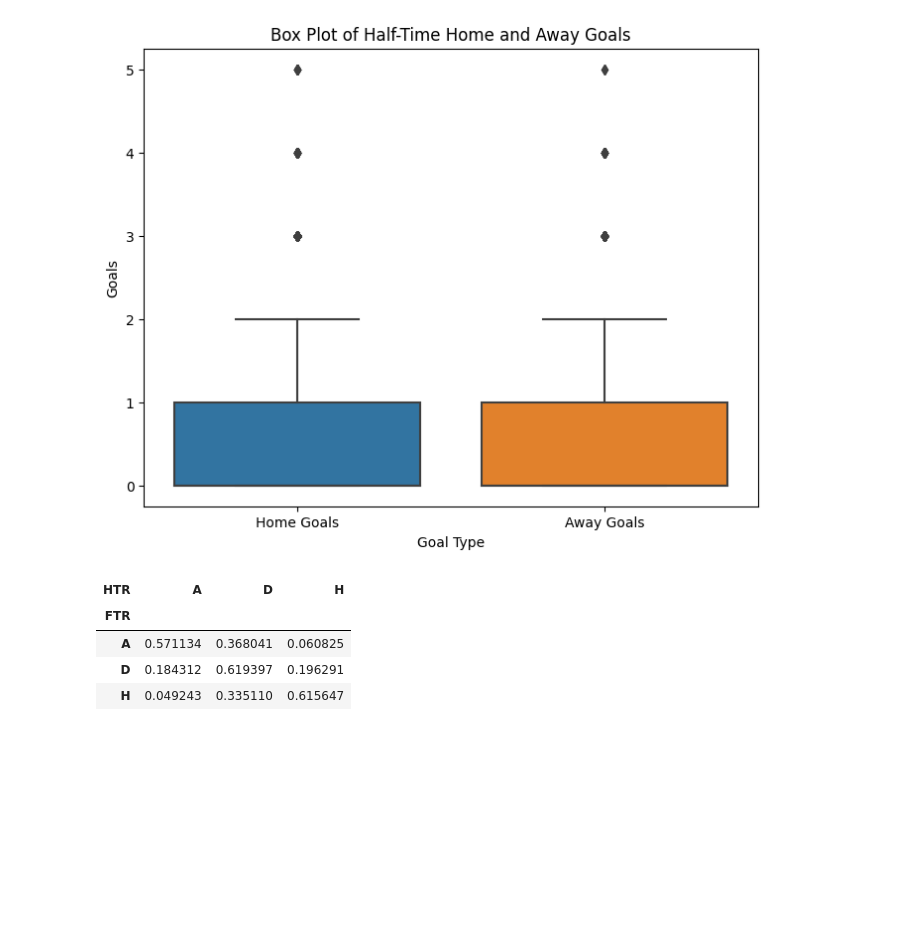
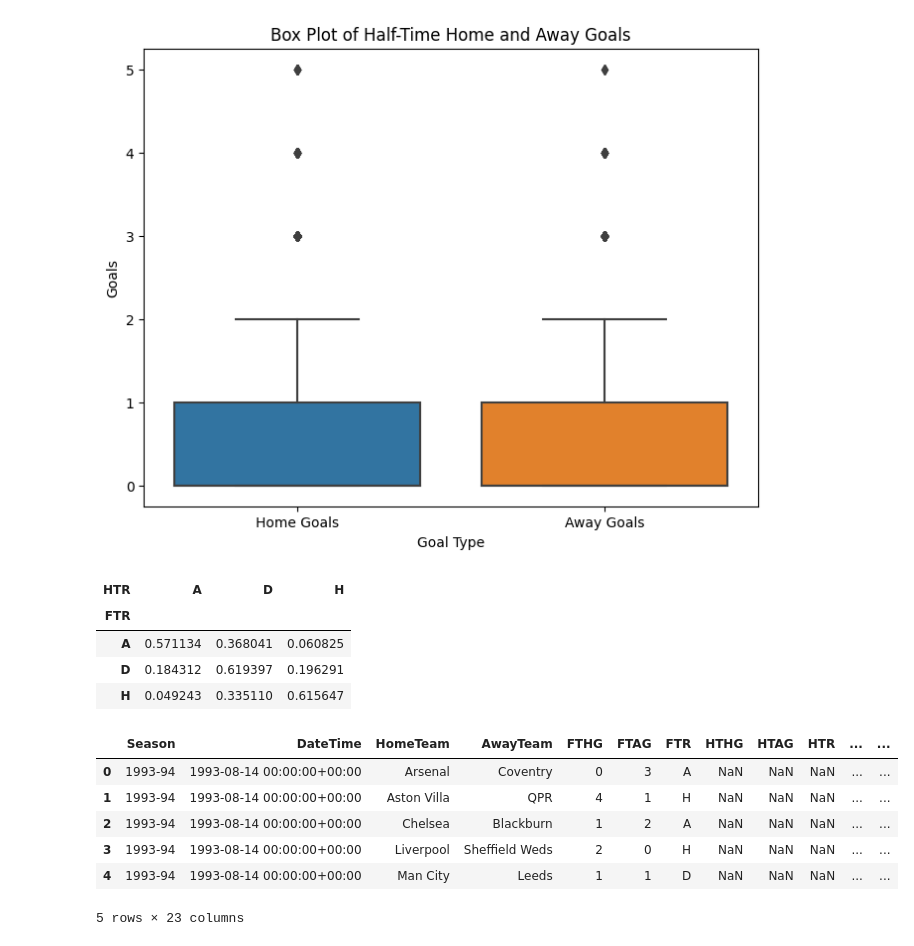
Before and after one commit to ilovedata6/premier_leauge_analysis, a Jupyter notebook: premier_leauge_analysis.ipynb, the cells around one changed output. Saved outputs shown, nothing was run; the diff lists cells and outputs as text; code cells hidden in the pictures; blank space fills up the shorter version.

```diff
--- a/premier_leauge_analysis.ipynb
+++ b/premier_leauge_analysis.ipynb
@@ -228,3 +228,13 @@ fig.update_layout(legend_title_text='Result')
 
 fig.update_layout(xaxis_tickangle=-45)
 fig.show()
+# %%
+epl.head()
+# %% [output]
+|  | Season | DateTime | HomeTeam | AwayTeam | FTHG | FTAG | FTR | HTHG | HTAG | HTR | ... | ... |
+| 0 | 1993-94 | 1993-08-14 00:00:00+00:00 | Arsenal | Coventry | 0 | 3 | A | NaN | NaN | NaN | ... | ... |
+| 1 | 1993-94 | 1993-08-14 00:00:00+00:00 | Aston Villa | QPR | 4 | 1 | H | NaN | NaN | NaN | ... | ... |
+| 2 | 1993-94 | 1993-08-14 00:00:00+00:00 | Chelsea | Blackburn | 1 | 2 | A | NaN | NaN | NaN | ... | ... |
+| 3 | 1993-94 | 1993-08-14 00:00:00+00:00 | Liverpool | Sheffield Weds | 2 | 0 | H | NaN | NaN | NaN | ... | ... |
+| 4 | 1993-94 | 1993-08-14 00:00:00+00:00 | Man City | Leeds | 1 | 1 | D | NaN | NaN | NaN | ... | ... |
+5 rows × 23 columns
```
